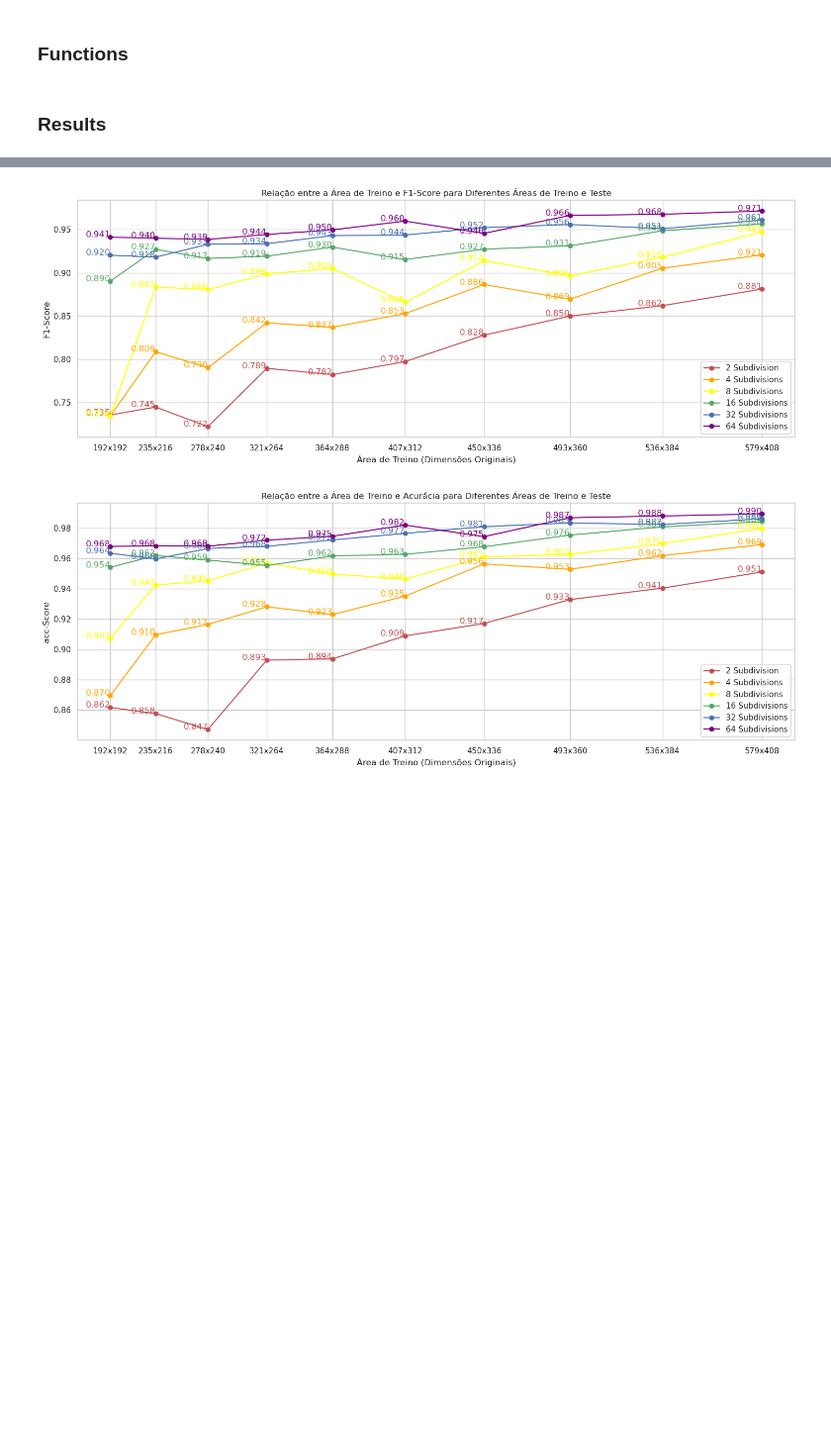
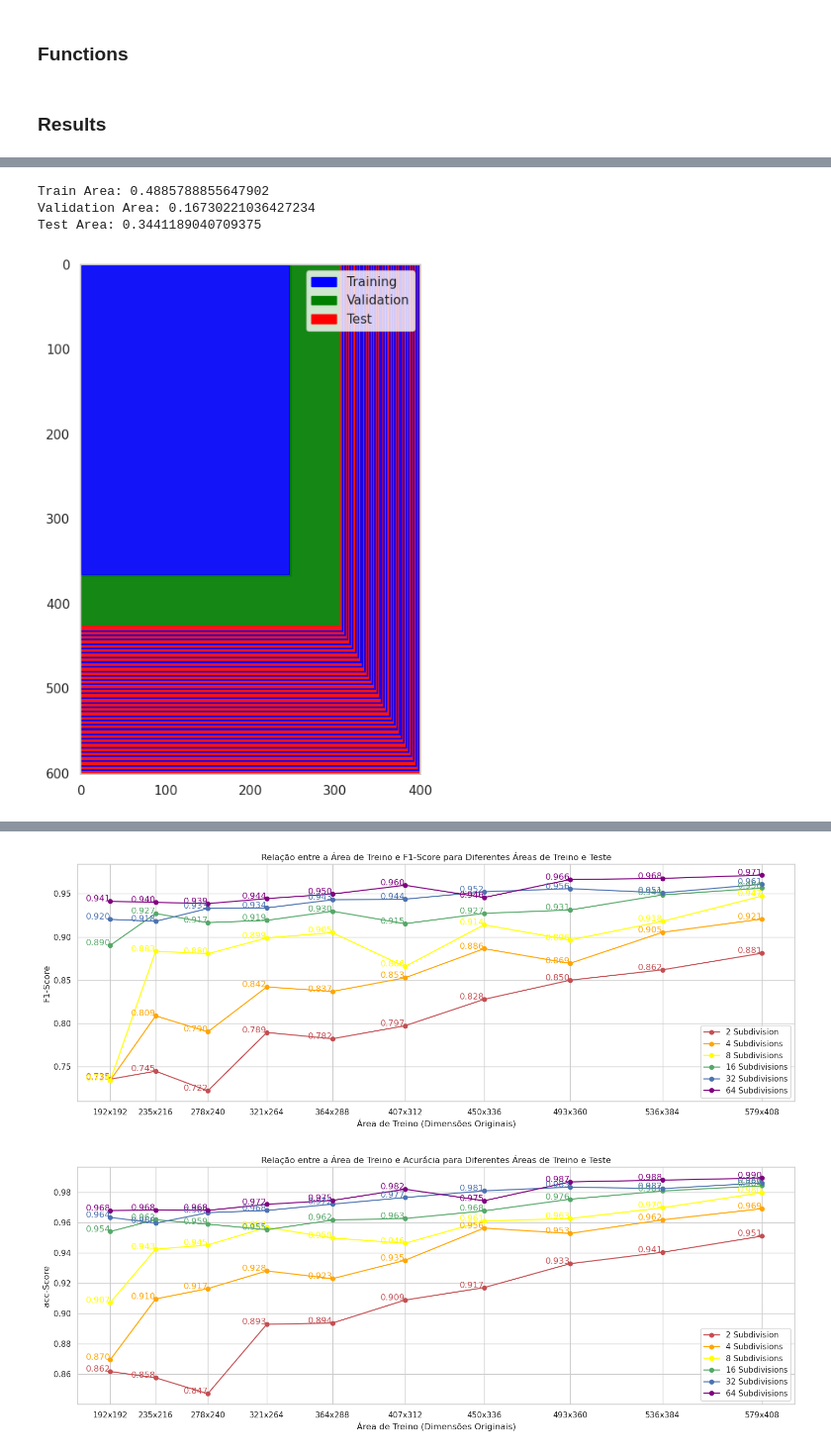
Before and after one commit to gabrielliman/Seismic_Analysis_Tensorflow, a Jupyter notebook: utils/distribution_display.ipynb, the cells around one changed output, grey strips where cells are left out. Shown at 99% size. Drawn from its saved outputs; the diff is of its cells as text; code cells hidden in the pictures; blank space fills up the shorter version.

```diff
--- a/utils/distribution_display.ipynb
+++ b/utils/distribution_display.ipynb
@@ -1088,24 +1163,24 @@ fixed_val_and_test_acc_graph_confidence_interval()
 # %% [markdown]
 ### Functions
 # %%
-def show_smart_data_division(size_x=192,size_y=192,num_train=10):
-    total_area=782*590
-    inicio_area_livre_x=size_x+80
-    fim_area_livre_x=782
-    inicio_area_livre_y=size_y+80
-    fim_area_livre_y=590
+def show_smart_data_division(size_x=192,size_y=192,num_train=10, base_x=782, base_y=590, side=80):
+    total_area=base_x*base_y
+    inicio_area_livre_x=size_x+side
+    fim_area_livre_x=base_x
+    inicio_area_livre_y=size_y+side
+    fim_area_livre_y=base_y
 
     fig, ax = plt.subplots(1, 1, figsize=(12, 8))
     plt.grid(False)
 
-    ax.imshow(np.ones([782,590]), cmap='gray', alpha=0.2)
+    ax.imshow(np.ones([base_x,base_y]), cmap='gray', alpha=0.2)
 
     #Test
-    test_area=(fim_area_livre_x-inicio_area_livre_x)*590 + (fim_area_livre_y-inicio_area_livre_y)*(size_x+80)
+    test_area=(fim_area_livre_x-inicio_area_livre_x)*base_y + (fim_area_livre_y-inicio_area_livre_y)*(size_x+side)
     rect = patches.Rectangle((inicio_area_livre_y, 0), fim_area_livre_y-inicio_area_livre_y, inicio_area_livre_x, linewidth=2, edgecolor='none', facecolor='red', alpha=0.9)
     ax.add_patch(rect)
 
-    rect = patches.Rectangle((0, inicio_area_livre_x), 590, fim_area_livre_x-inicio_area_livre_x, linewidth=2, edgecolor='none', facecolor='red', alpha=0.9)
+    rect = patches.Rectangle((0, inicio_area_livre_x), base_y, fim_area_livre_x-inicio_area_livre_x, linewidth=2, edgecolor='none', facecolor='red', alpha=0.9)
     ax.add_patch(rect)
 
 
@@ -1130,12 +1205,12 @@ def show_smart_data_division(size_x=192,size_y=192,num_train=10):
     print("Train Area:",  str((train_area + added_train_area)/ total_area))
 
     # Validation data
-    val_area=size_y*80+size_x*80+80*80
+    val_area=size_y*side+size_x*side+side*side
     print("Validation Area:", str(val_area/ total_area))
-    rect = patches.Rectangle((size_y, 0), 80, size_x, linewidth=2, edgecolor='none', facecolor='green', alpha=0.9)
+    rect = patches.Rectangle((size_y, 0), side, size_x, linewidth=2, edgecolor='none', facecolor='green', alpha=0.9)
     ax.add_patch(rect)
 
-    rect = patches.Rectangle((0, size_x), size_y+80, 80, linewidth=2, edgecolor='none', facecolor='green', alpha=0.9)
+    rect = patches.Rectangle((0, size_x), size_y+side, side, linewidth=2, edgecolor='none', facecolor='green', alpha=0.9)
     ax.add_patch(rect)
 
 
@@ -1149,6 +1224,6 @@ def show_smart_data_division(size_x=192,size_y=192,num_train=10):
 
     ax.legend(handles=[train_patch, val_patch, test_patch], loc='upper right')
 
-    ax.set_xlim(0, 590)
-    ax.set_ylim(782, 0)
+    ax.set_xlim(0, base_y)
+    ax.set_ylim(base_x, 0)
     plt.show()
@@ -1507,0 +1655,7 @@ Test Area: 0.5152802462178682
+# %%
+show_smart_data_division(size_x=366,size_y=246,num_train=32, base_x=601, base_y=401, side=60)
+# %% [output]
+Train Area: 0.4885788855647902
+Validation Area: 0.16730221036427234
+Test Area: 0.3441189040709375
+[figure, added]
```
Also changed, not shown: parts of 14 cells of this notebook, 50 other files.
